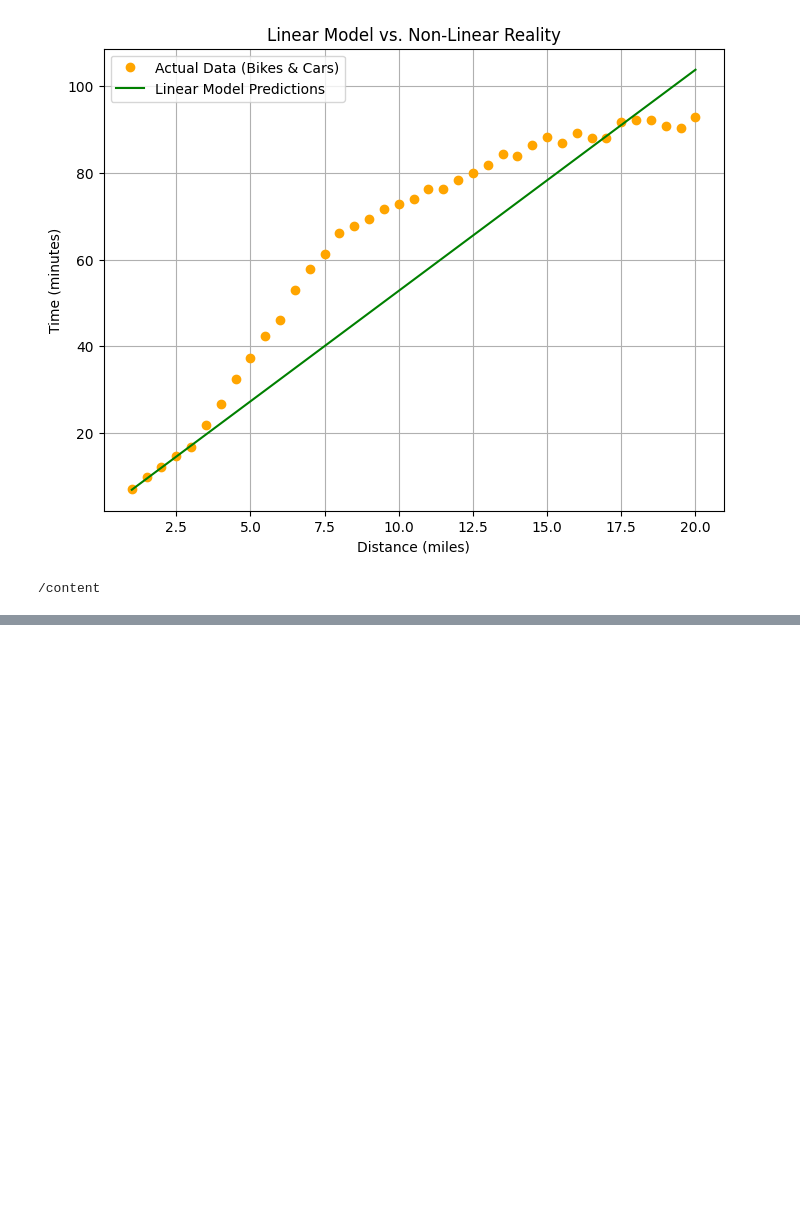
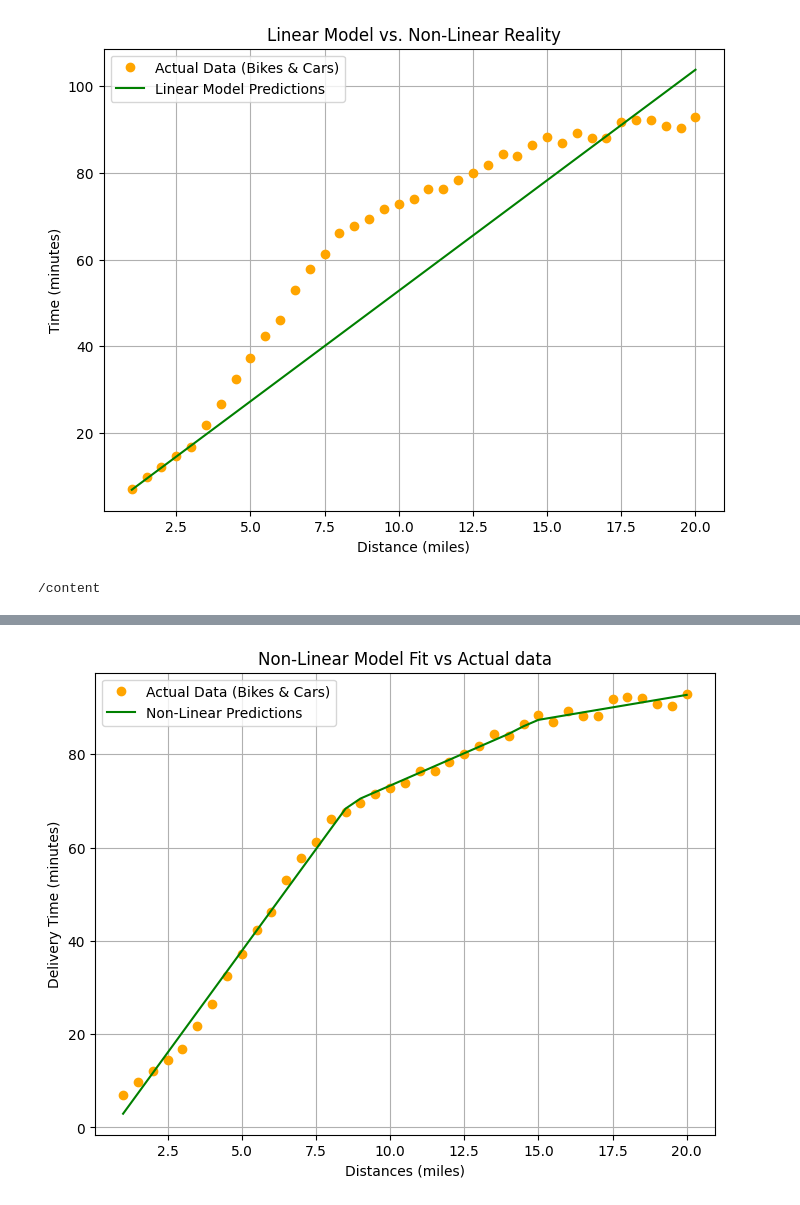
Before and after one commit to maithoa/pytorchfordeeplearning, a Jupyter notebook: C1_M1_Lab.ipynb, the cells around one changed output, grey strips where cells are left out. Drawn from its saved outputs; the diff is of its cells as text; code cells hidden in the pictures; blank space fills up the shorter version.

```diff
--- a/C1_M1_Lab.ipynb
+++ b/C1_M1_Lab.ipynb
@@ -257,0 +360,4 @@ This command creates a new, empty Git repository in the current directory, which
+# %%
+helper_utils.plot_final_fit(model_nl, new_distances, new_times, distances_norm, times_std, times_mean)
+# %% [output]
+[figure, added]
```
Also changed, not shown: parts of 19 cells of this notebook, 1 other file.
